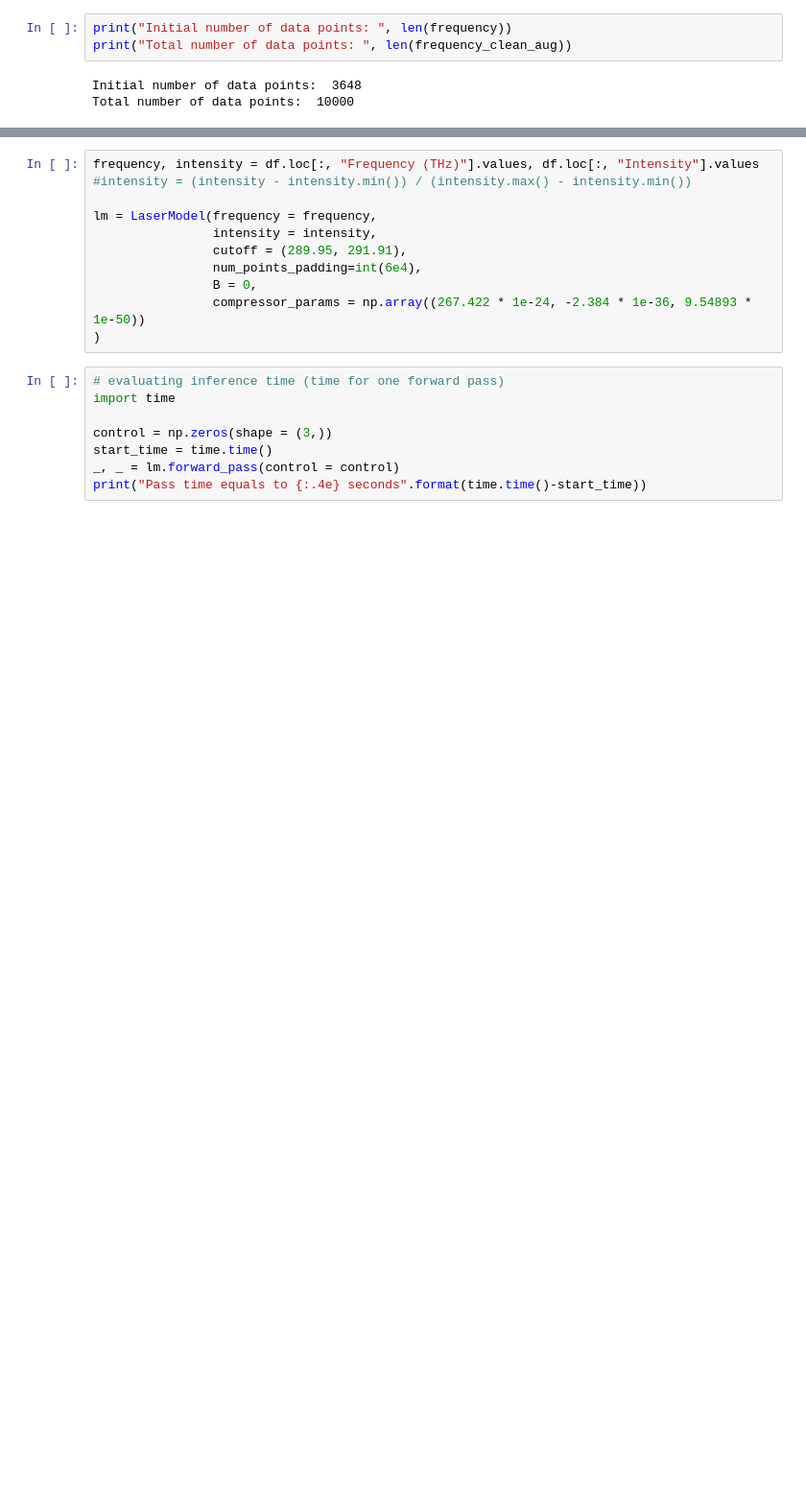
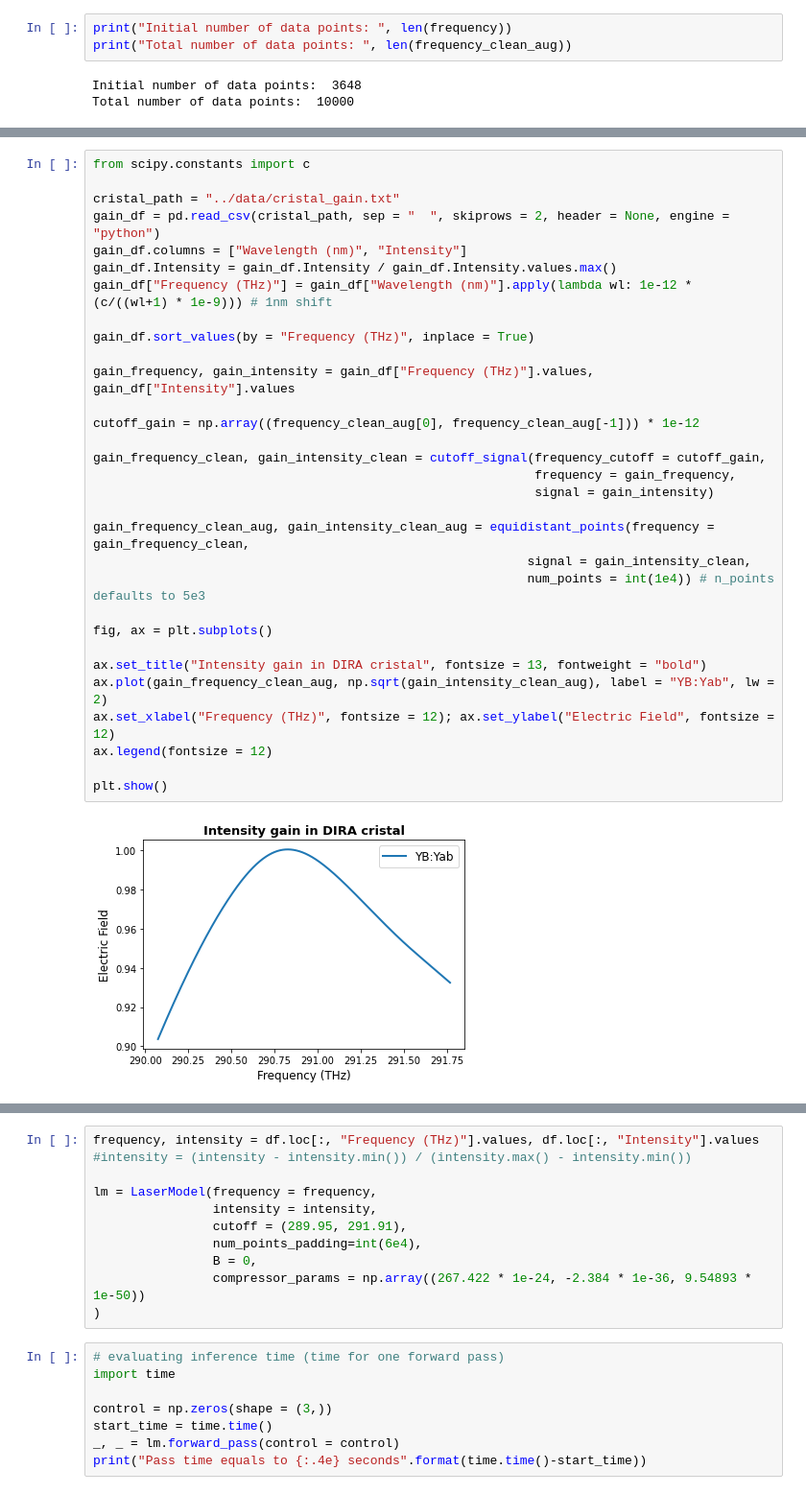
Before and after one commit to fracapuano/TempoRL, a Jupyter notebook: notebooks/SemiPhysicalModel_v1.ipynb, the cells around one changed output, grey strips where cells are left out. Shown at 96% size. Saved outputs shown, nothing was run; the diff lists cells and outputs as text; blank space fills up the shorter version.

```diff
--- a/notebooks/SemiPhysicalModel_v1.ipynb
+++ b/notebooks/SemiPhysicalModel_v1.ipynb
@@ -189,0 +192,33 @@ plt.show()
+# %%
+from scipy.constants import c
+
+cristal_path = "../data/cristal_gain.txt"
+gain_df = pd.read_csv(cristal_path, sep = "  ", skiprows = 2, header = None, engine = "python")
+gain_df.columns = ["Wavelength (nm)", "Intensity"]
+gain_df.Intensity = gain_df.Intensity / gain_df.Intensity.values.max()
+gain_df["Frequency (THz)"] = gain_df["Wavelength (nm)"].apply(lambda wl: 1e-12 * (c/((wl+1) * 1e-9))) # 1nm shift
+
+gain_df.sort_values(by = "Frequency (THz)", inplace = True)
+
+gain_frequency, gain_intensity = gain_df["Frequency (THz)"].values, gain_df["Intensity"].values
+
+cutoff_gain = np.array((frequency_clean_aug[0], frequency_clean_aug[-1])) * 1e-12
+
+gain_frequency_clean, gain_intensity_clean = cutoff_signal(frequency_cutoff = cutoff_gain,
+                                                           frequency = gain_frequency,
+                                                           signal = gain_intensity)
+
+gain_frequency_clean_aug, gain_intensity_clean_aug = equidistant_points(frequency = gain_frequency_clean,
+                                                          signal = gain_intensity_clean,
+                                                          num_points = int(1e4)) # n_points defaults to 5e3
+
+fig, ax = plt.subplots()
+
+ax.set_title("Intensity gain in DIRA cristal", fontsize = 13, fontweight = "bold")
+ax.plot(gain_frequency_clean_aug, np.sqrt(gain_intensity_clean_aug), label = "YB:Yab", lw = 2)
+ax.set_xlabel("Frequency (THz)", fontsize = 12); ax.set_ylabel("Electric Field", fontsize = 12)
+ax.legend(fontsize = 12)
+
+plt.show()
+# %% [output]
+[figure, added]
```
Also changed, not shown: parts of 8 cells of this notebook.
